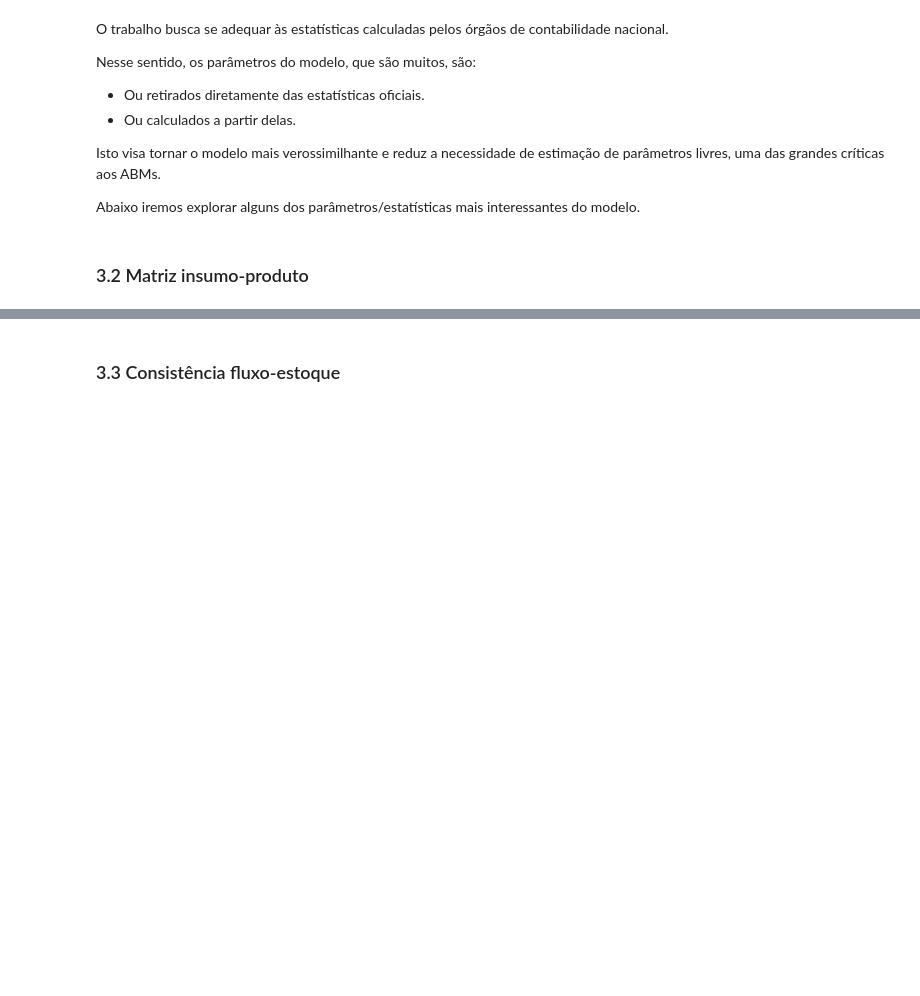
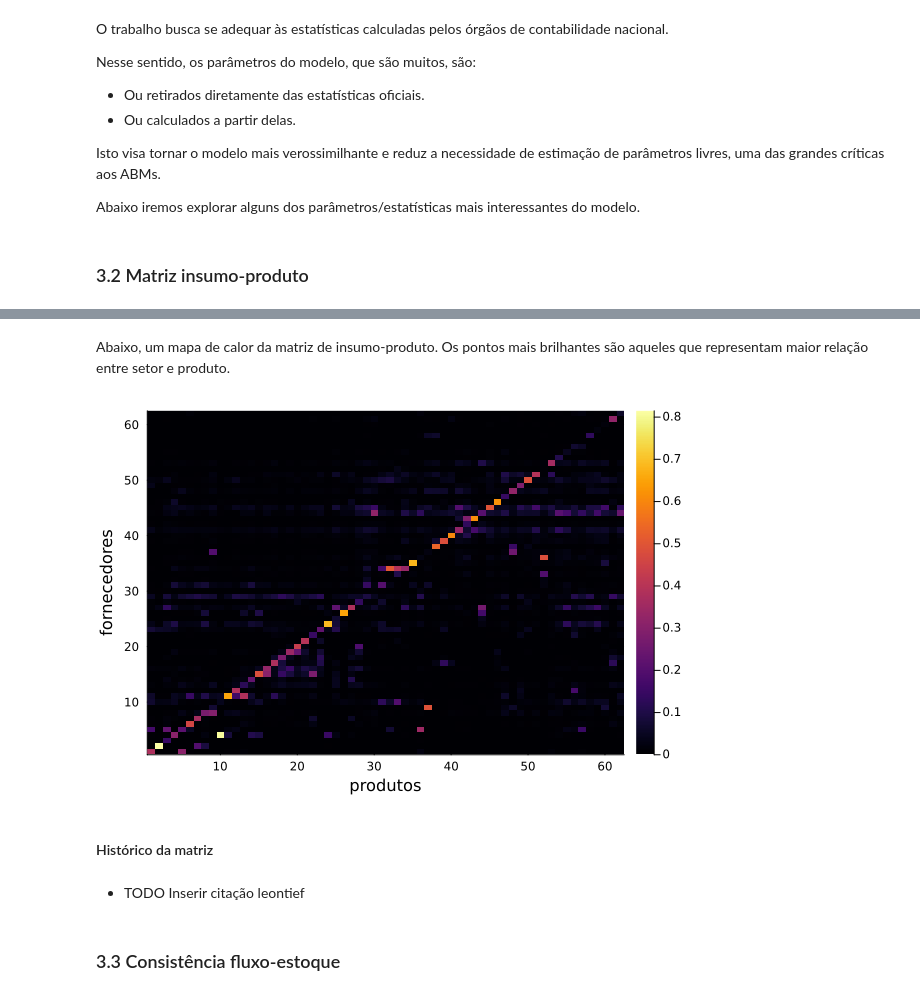
Before and after one commit to danielbandrade/BeforeIT-dba, a Jupyter notebook: dba-studies/seminario-economia/conteúdo-seminario.ipynb, the cells around one changed output, grey strips where cells are left out. Drawn from its saved outputs; the diff is of its cells as text; code cells hidden in the pictures; blank space fills up the shorter version.

```diff
--- a/dba-studies/seminario-economia/conteúdo-seminario.ipynb
+++ b/dba-studies/seminario-economia/conteúdo-seminario.ipynb
@@ -233,3 +276,13 @@ A matrix insumo-produto, concebida inicialmente por Leontief, descreve as relaç
+# %% [markdown]
+Abaixo, um mapa de calor da matriz de insumo-produto. Os pontos mais brilhantes são aqueles que representam maior relação entre setor e produto.
+# %%
+heatmap(io_weights, xlabel = "produtos", ylabel = "fornecedores",)
+# %% [output]
+[figure, added]
+# %% [markdown]
+#### Histórico da matriz
+# %% [markdown]
+- TODO Inserir citação leontief
 # %% [markdown]
 ### 3.3 Consistência fluxo-estoque
 # %% [markdown]
```
Also changed, not shown: parts of 22 cells of this notebook, 1 other file.
